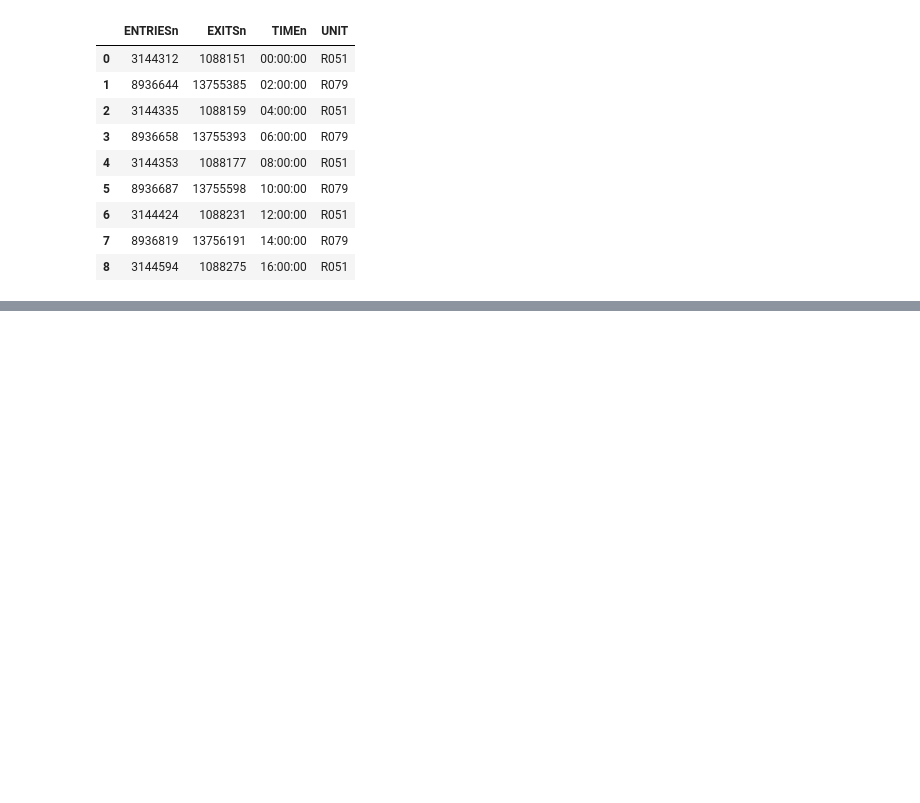
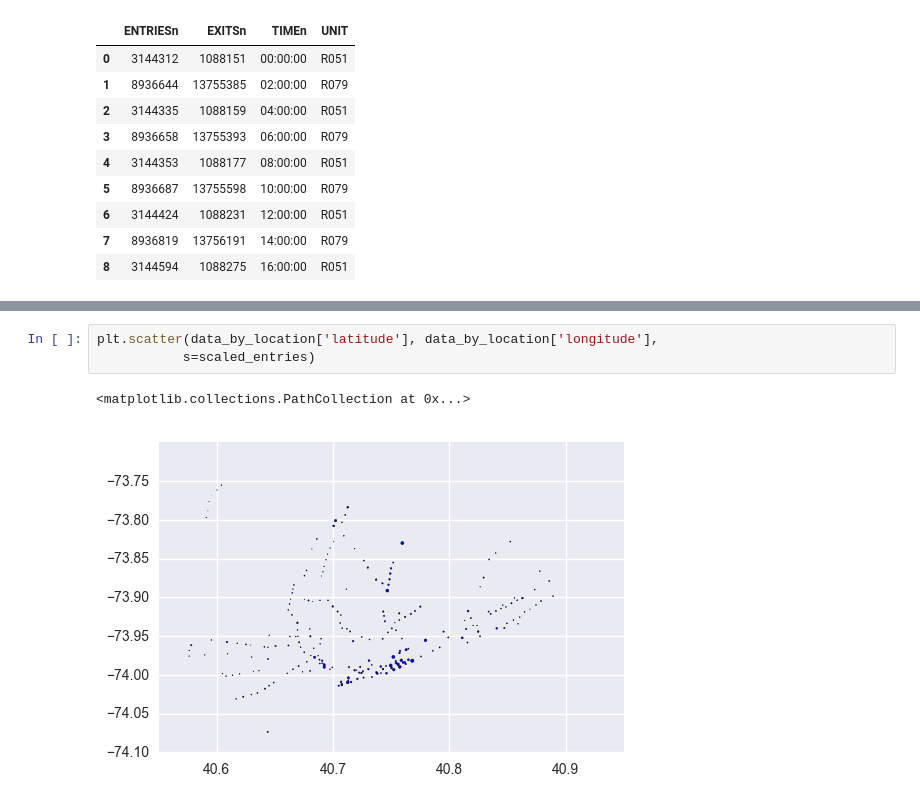
Before and after one commit to Vinayrraj/NY-Subway-Weather, a Jupyter notebook: NY-Subway-Weather.ipynb, the cells around one changed output, grey strips where cells are left out. Drawn from its saved outputs; the diff is of its cells as text; blank space fills up the shorter version.

```diff
--- a/NY-Subway-Weather.ipynb
+++ b/NY-Subway-Weather.ipynb
@@ -1135,0 +1308,6 @@ def get_hourly_entries_and_exits(entries_and_exits):
+# %%
+plt.scatter(data_by_location['latitude'], data_by_location['longitude'],
+           s=scaled_entries)
+# %% [output]
+<matplotlib.collections.PathCollection at 0x...>
+[figure, added]
```
Also changed, not shown: parts of 18 cells of this notebook.
